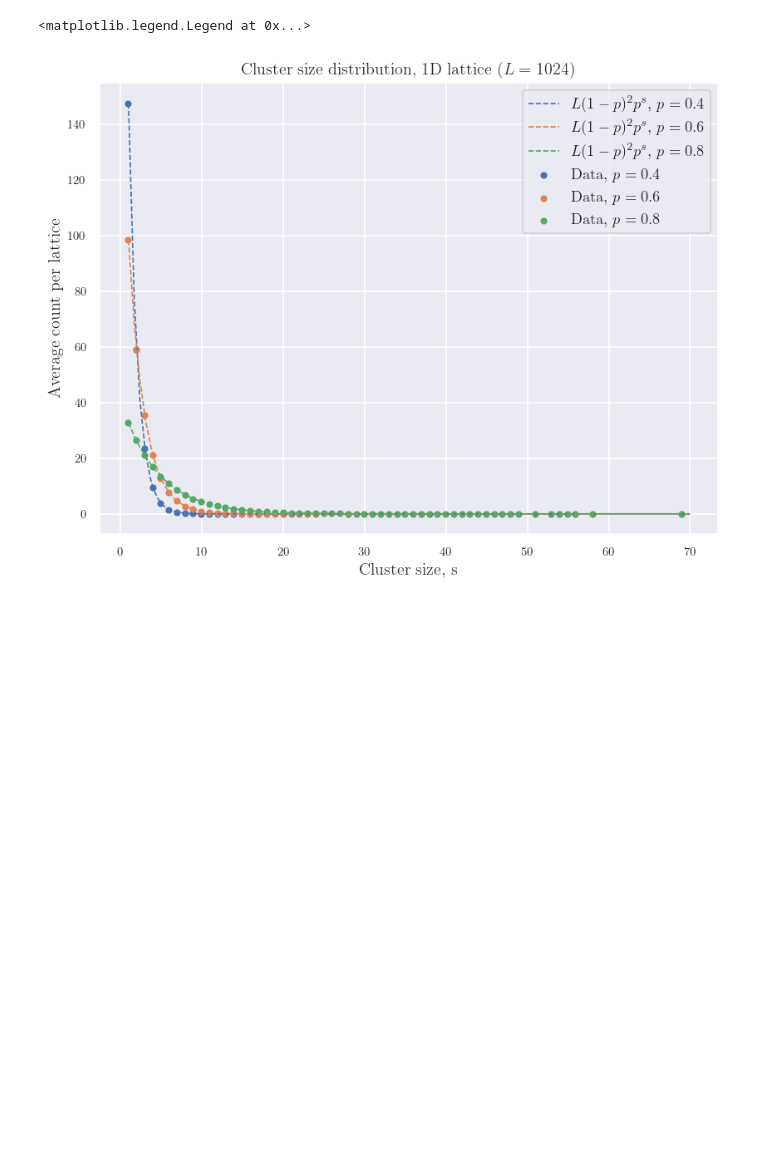
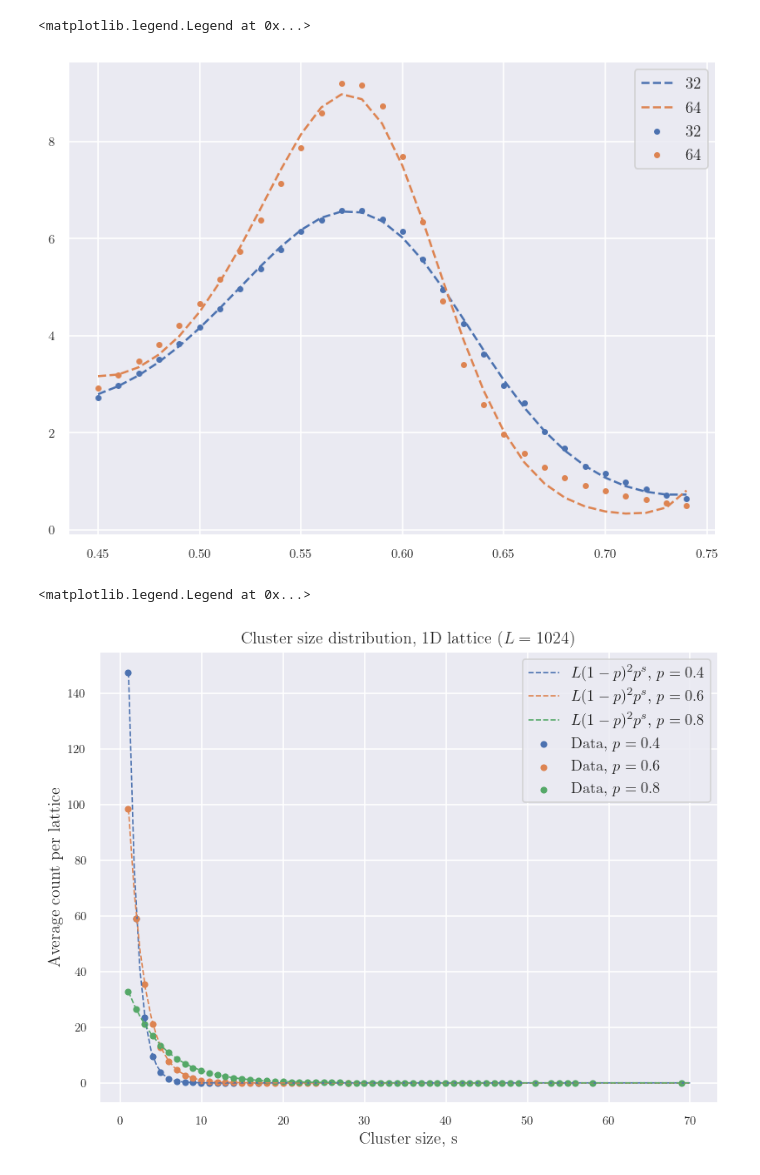
Before and after one commit to alansammarone/musk, a Jupyter notebook: notebooks/percolation_2d_analysis.ipynb, the cells around one changed output. Drawn from its saved outputs; the diff is of its cells as text; code cells hidden in the pictures; blank space fills up the shorter version.

```diff
--- a/notebooks/percolation_2d_analysis.ipynb
+++ b/notebooks/percolation_2d_analysis.ipynb
@@ -34,8 +31,9 @@ N_BINS = 10000
 PROBABILITY_COL = "probability"
 SIZE_COL = "size"
 CLUSTER_SIZE_HIST_COL = "cluster_size_histogram"
+CORRELATION_LENGTH_COL = "average_correlation_length"
 # %%
-query = "select * from percolation_1d_linear_stats"
+query = "select * from percolation_2d_square_stats"
 mysql = MySQL()
 rows = mysql.fetch(query)
 df_orig = DataFrame.from_records(rows)
@@ -78,3 +79,45 @@ def get_average_cluster_size_distribution(df):
+# %%
+def prob_dist(X, a, b, c, d, e, g):
+    return np.exp(-g*X**8 -e*X**6 -d*X**4 -a*X**2 + b*X + c)
+
+# def prob_dist(X, a, b, c):
+#     return c*abs(X - a)**b
+
+size = 64
+# df = df_orig.loc[df_orig["size"] == size].loc[df_orig[PROBABILITY_COL].isin([0.5, 0.51])][[PROBABILITY_COL, CORRELATION_LENGTH_COL]]
+# df = df_orig.loc[df_orig["size"] == size][[PROBABILITY_COL, CORRELATION_LENGTH_COL]]
+df = df_orig.loc[df_orig[SIZE_COL].isin([32, 64])][[PROBABILITY_COL, CORRELATION_LENGTH_COL, SIZE_COL]]
+quality= 1
+plt.figure(**FIGURE_QUALITY_MAP[quality])
+
+
+for size, group in df.groupby(SIZE_COL):
+    X,Y = [], []
+    for prob, group in group.groupby(PROBABILITY_COL):
+    #     if not 0.50 <= prob <= 0.7:
+    #         continue
+
+        if round(prob, 2) != prob:
+            continue
+        X.append(prob)
+        Y.append(group[CORRELATION_LENGTH_COL].mean())
+
+    X = np.array(X)
+    Y = np.array(Y)
+#     popt, pcov = curve_fit(prob_dist, X, Y, p0=(0.59, -4/3, 8))
+    popt, pcov = curve_fit(prob_dist, X, Y)
+
+    plt.plot(X, prob_dist(X, *popt), "--", label=size)
+
+
+
+
+    plt.scatter(X, Y, s=10, label=size)
+
+plt.legend()
+# %% [output]
+<matplotlib.legend.Legend at 0x...>
+[figure, added]
 # %%
 def prob(X, p, size):
     return size * (1-p)**2 * p**X
```
Also changed, not shown: parts of 2 cells of this notebook, 5 other files.
